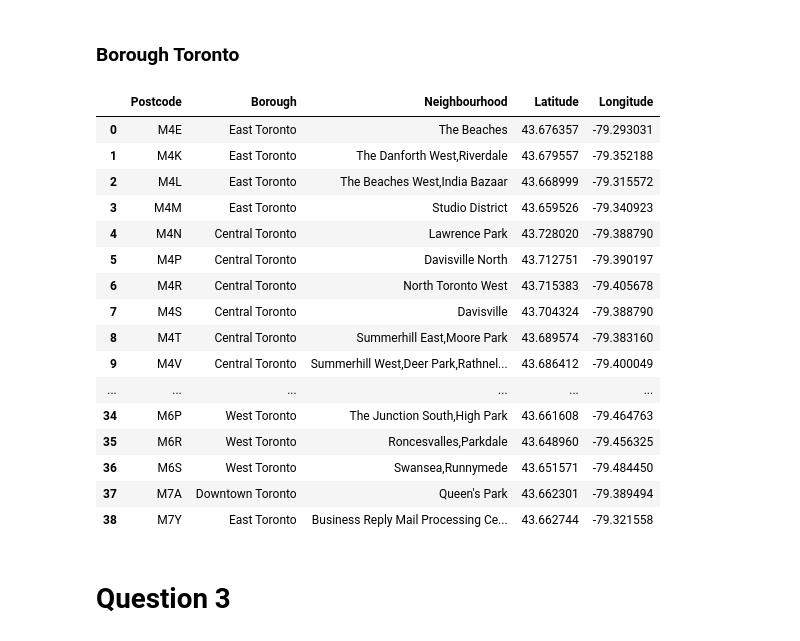
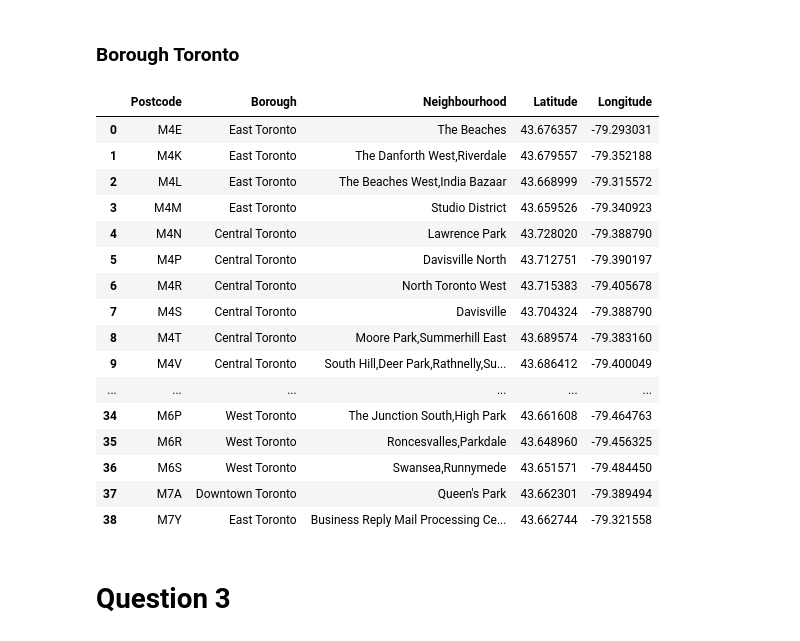
Before and after one commit to dtl331/Coursera, a Jupyter notebook: Segmenting and Clustering Neighborhoods.ipynb, the cells around one changed output. Cells and saved outputs as stored; diff of their text form; code cells hidden in the pictures.

```diff
--- a/Segmenting and Clustering Neighborhoods.ipynb
+++ b/Segmenting and Clustering Neighborhoods.ipynb
@@ -73,21 +73,21 @@ df
 # %% [markdown]
 ### Borough Toronto
 # %%
-toro_df = df[ df.Borough.str.contains('Toronto') ]
-toro_df.reset_index(inplace=True)
-toro_df
+toronto_df = df[ df.Borough.str.contains('Toronto') ]
+toronto_df.reset_index(inplace=True)
+toronto_df
 # %% [output]
 |  | Postcode | Borough | Neighbourhood | Latitude | Longitude |
 | 0 | M4E | East Toronto | The Beaches | 43.676357 | -79.293031 |
 | 1 | M4K | East Toronto | The Danforth West,Riverdale | 43.679557 | -79.352188 |
 | 2 | M4L | East Toronto | The Beaches West,India Bazaar | 43.668999 | -79.315572 |
 | 3 | M4M | East Toronto | Studio District | 43.659526 | -79.340923 |
 | 4 | M4N | Central Toronto | Lawrence Park | 43.728020 | -79.388790 |
 | 5 | M4P | Central Toronto | Davisville North | 43.712751 | -79.390197 |
 | 6 | M4R | Central Toronto | North Toronto West | 43.715383 | -79.405678 |
 | 7 | M4S | Central Toronto | Davisville | 43.704324 | -79.388790 |
-| 8 | M4T | Central Toronto | Summerhill East,Moore Park | 43.689574 | -79.383160 |
-| 9 | M4V | Central Toronto | Summerhill West,Deer Park,Rathnel... | 43.686412 | -79.400049 |
+| 8 | M4T | Central Toronto | Moore Park,Summerhill East | 43.689574 | -79.383160 |
+| 9 | M4V | Central Toronto | South Hill,Deer Park,Rathnelly,Su... | 43.686412 | -79.400049 |
 | ... | ... | ... | ... | ... | ... |
 | 34 | M6P | West Toronto | The Junction South,High Park | 43.661608 | -79.464763 |
 | 35 | M6R | West Toronto | Roncesvalles,Parkdale | 43.648960 | -79.456325 |
```
Also changed, not shown: parts of 5 cells of this notebook.
